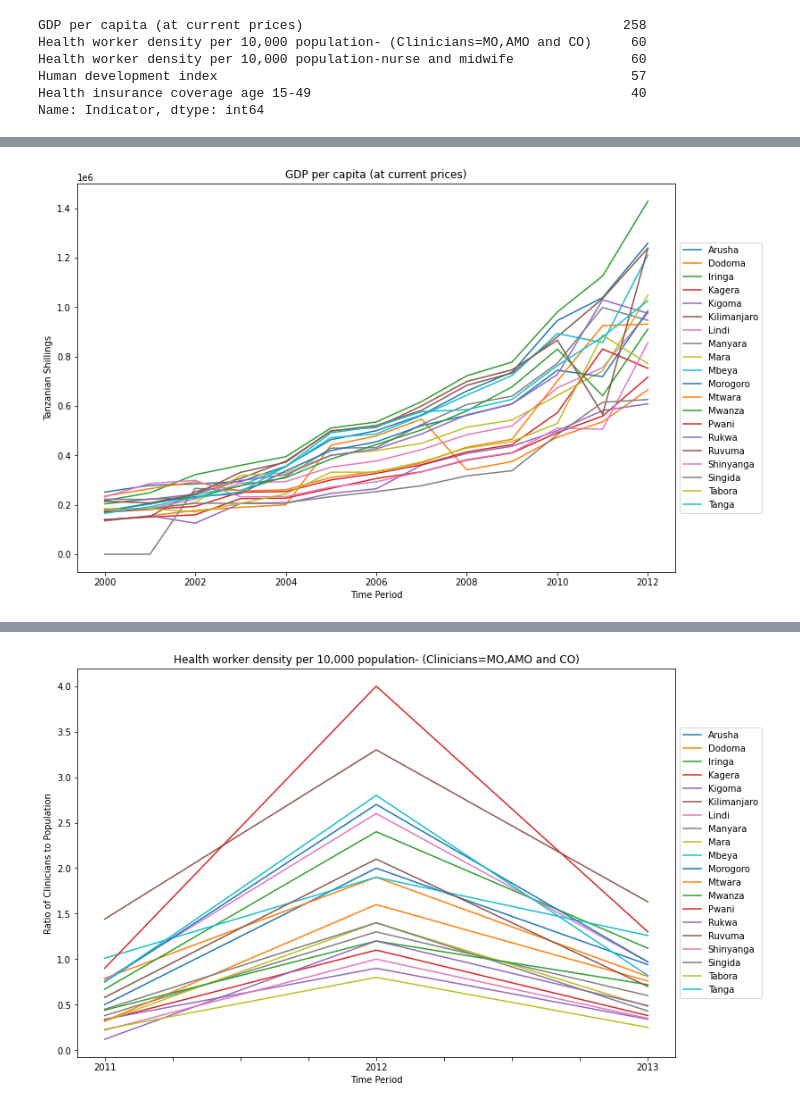
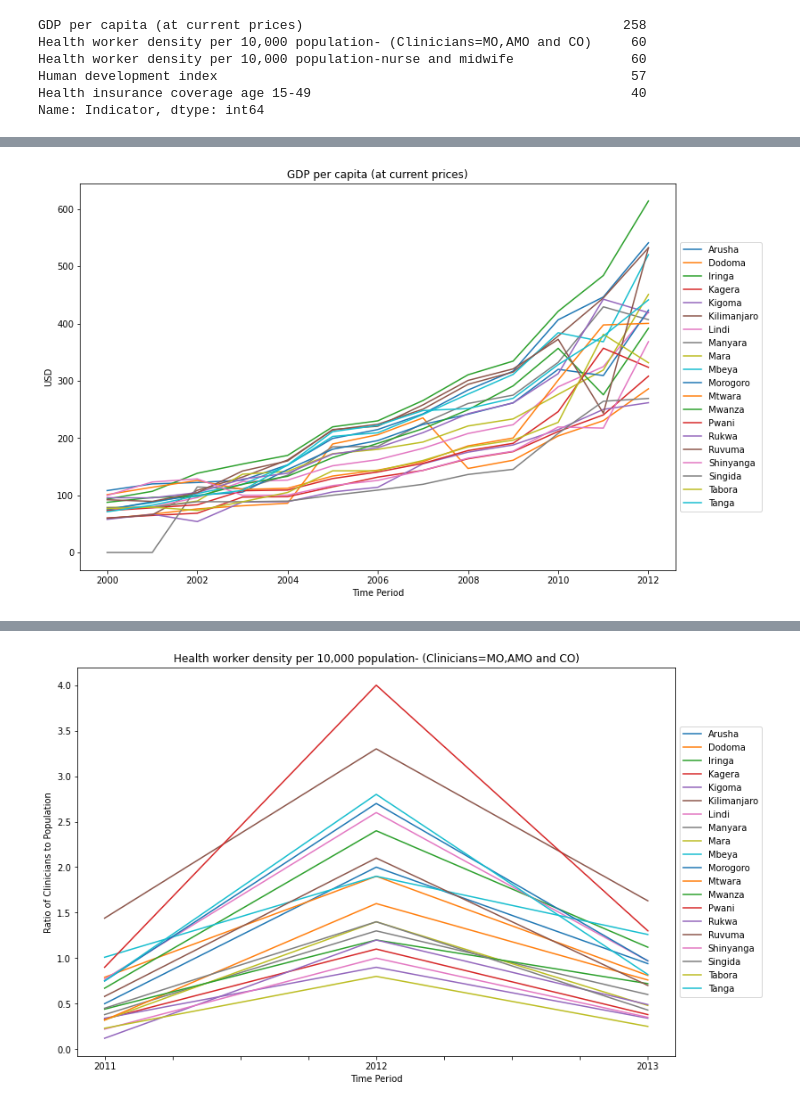
Before and after one commit to kalebts/Tanzania-Group-Project, a Jupyter notebook: Jackie.ipynb, the cells around one changed output, grey strips where cells are left out. Saved outputs shown, nothing was run; the diff lists cells and outputs as text; code cells hidden in the pictures.

```diff
--- a/Jackie.ipynb
+++ b/Jackie.ipynb
@@ -990,5 +865,6 @@ Health insurance coverage age 15-49                                         40
 Name: Indicator, dtype: int64
 # %%
 gdp = socioecon.loc['GDP per capita (at current prices)'].sort_values(by='Time Period')
+gdp['USD'] = gdp['Data Value'] * 0.00043
 gdp.head(2)
 # %% [output]
@@ -999,12 +875,13 @@ gdp.head(2)
 # %%
-gdp_table = gdp.pivot_table(values='Data Value', columns='Area', index='Time Period', fill_value=0)
+gdp_table = gdp.pivot_table(values='USD', columns='Area', index='Time Period', fill_value=0)
 # %%
 gdp_table.plot(figsize=(12,8))
 plt.title('GDP per capita (at current prices)')
-plt.ylabel('Tanzanian Shillings')
-plt.legend(loc='center left', bbox_to_anchor=(1, 0.5));   # convert to US dollars?
+plt.ylabel('USD')
+plt.legend(loc='center left', bbox_to_anchor=(1, 0.5))
+plt.savefig('./images_jp/gpd per capita.png', transparent=True, bbox_inches = 'tight');
 # %% [output]
-[figure, old version]
+[figure, new version]
 # %%
 health_worker_clinician = socioecon.loc['Health worker density per 10,000 population- (Clinicians=MO,AMO and CO)']\
             .sort_values(by='Time Period')
```
Also changed, not shown: parts of 27 cells of this notebook, 13 other files.
